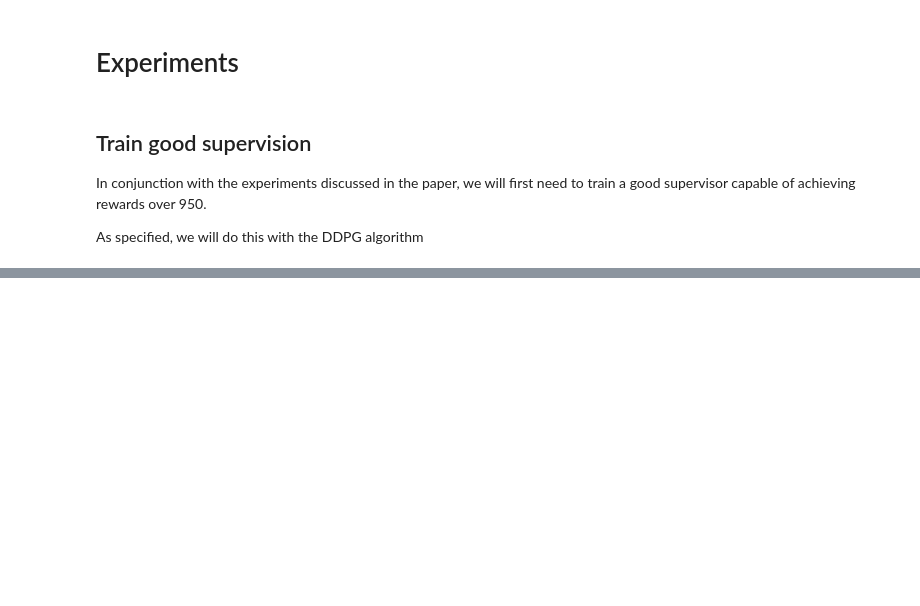
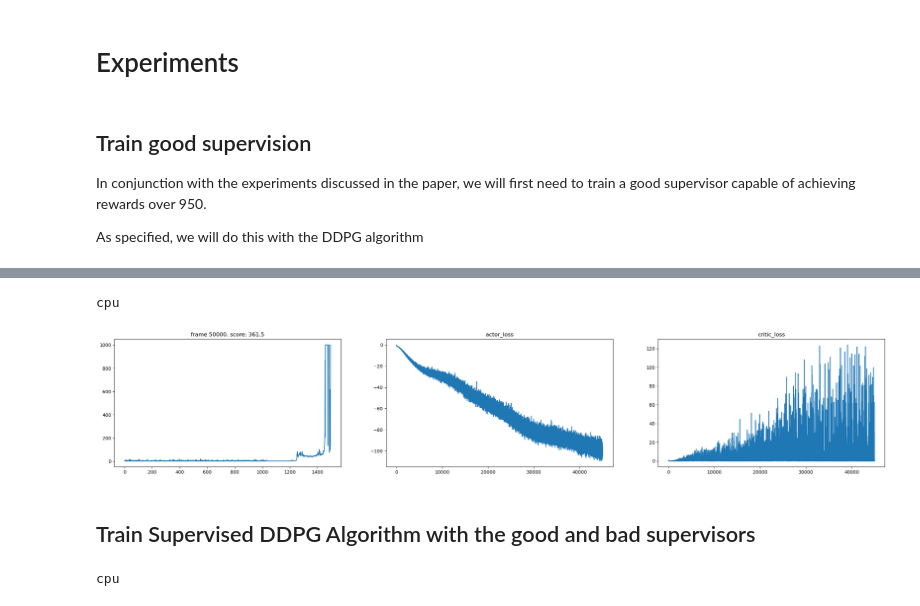
Before and after one commit to BrentonAD/SIT798-Task8-1HD, a Jupyter notebook: TowardsPhysicallySafeReinforcementLearning.ipynb, the cells around one changed output, grey strips where cells are left out. Cells and saved outputs as stored; diff of their text form; code cells hidden in the pictures; blank space fills up the shorter version.

```diff
--- a/TowardsPhysicallySafeReinforcementLearning.ipynb
+++ b/TowardsPhysicallySafeReinforcementLearning.ipynb
@@ -991,0 +1015,25 @@ As specified, we will do this with the DDPG algorithm
+# %%
+num_frames = 50000 #@param {type:"integer"}
+memory_size = 100000 #@param {type:"integer"}
+batch_size = 64 #@param {type:"integer"}
+ou_noise_theta = 0.15 #@param {type:"number"}
+ou_noise_sigma = 0.005 #@param {type:"number"}
+initial_random_steps = 5000 #@param {type:"integer"}
+# %%
+# parameters
+bad_supervisor = DDPGAgent(
+    env,
+    memory_size,
+    batch_size,
+    ou_noise_theta,
+    ou_noise_sigma,
+    initial_random_steps=initial_random_steps
+)
+# %% [output]
+cpu
+# %%
+bad_scores, bad_actor_losses, bad_critic_losses = bad_supervisor.train(num_frames)
+# %% [output]
+[figure, added]
+# %% [markdown]
+## Train Supervised DDPG Algorithm with the good and bad supervisors
@@ -991,0 +1046,12 @@ As specified, we will do this with the DDPG algorithm
+# %%
+good_supervised_agent = SupervisedDDPGAgent(
+    env,
+    good_supervisor.actor,
+    memory_size,
+    batch_size,
+    ou_noise_theta,
+    ou_noise_sigma,
+    initial_random_steps=0
+)
+# %% [output]
+cpu
```
Also changed, not shown: parts of 21 cells of this notebook.
